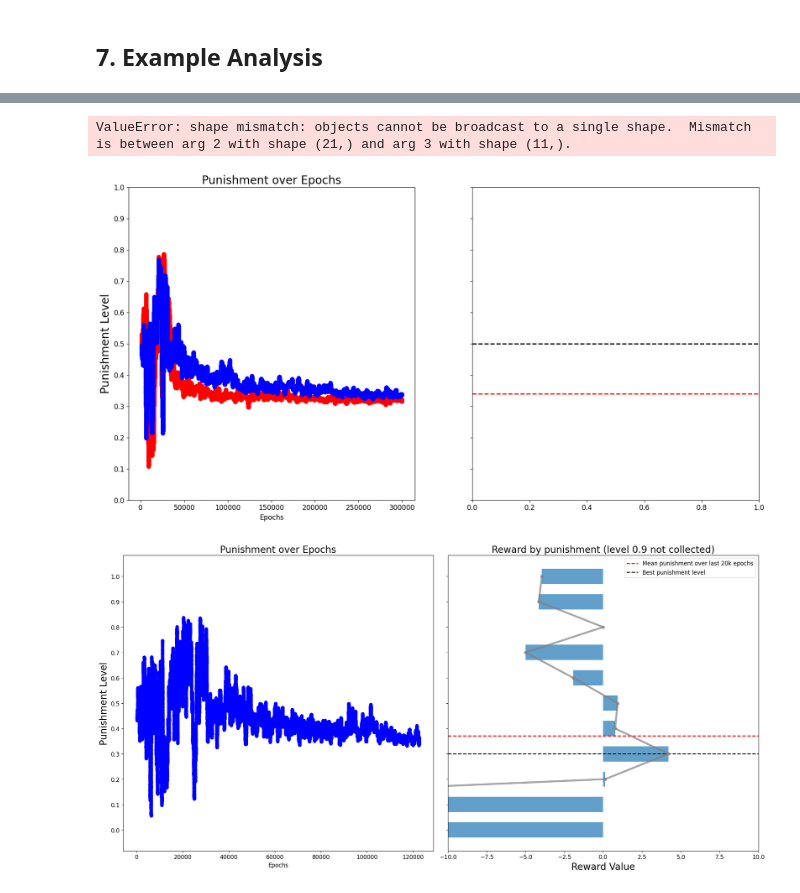
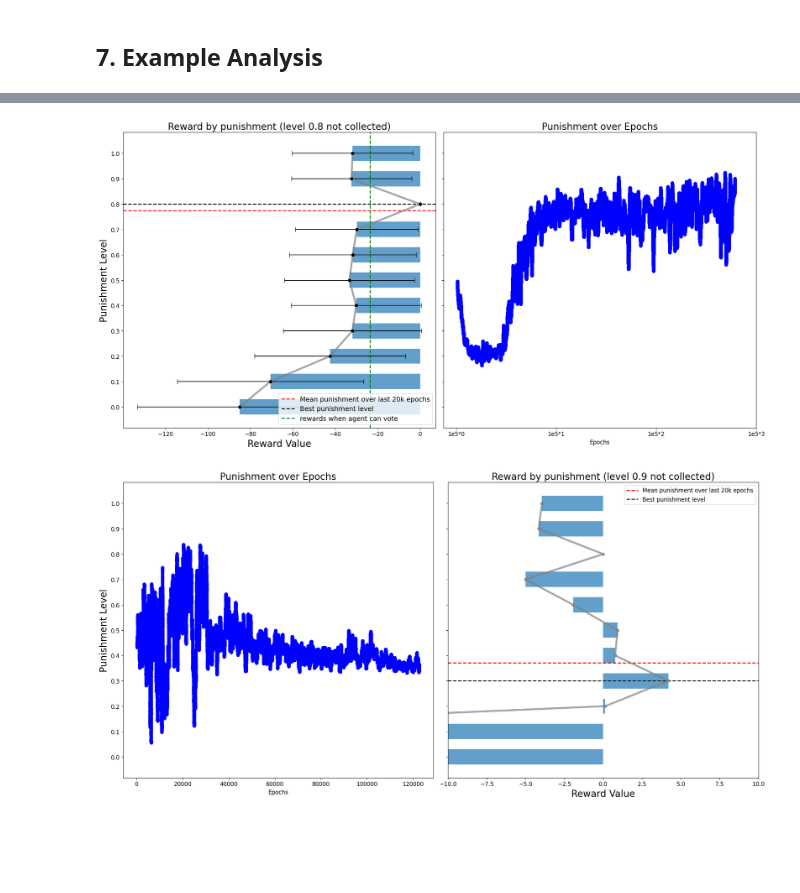
Before and after one commit to social-ai-uoft/sorrel, a Jupyter notebook: sorrel/examples/state_punishment/analysis/analysis.ipynb, the cells around one changed output, grey strips where cells are left out. Saved outputs shown, nothing was run; the diff lists cells and outputs as text; code cells hidden in the pictures; blank space fills up the shorter version.

```diff
--- a/sorrel/examples/state_punishment/analysis/analysis.ipynb
+++ b/sorrel/examples/state_punishment/analysis/analysis.ipynb
@@ -511,57 +550,69 @@ folders
 # plot 2 subplots: on the left, the average punishment over time, with x axis as time, y axis as average punishment; one the right, sharing the same y axis, with x axis being reward values (barh)
 
 import matplotlib.pyplot as plt
 
-folders = os.listdir('res')
+dir = 'res/runs_p48_a3_prob_extended/'
+folders = os.listdir(dir)
+
+voting_run = 'extended_random_exploration_probabilistic_collective_harm_state_punishment_respawn_0.005_vision_4_map_10_composite_views_False_multi_env_True__3agents_20250926-133706'
 
 # Example data
-punishment_levels = pd.read_csv('res/collective_harm_state_punishment_respawn_0.005_vision_4_map_10_composite_views_False_multi_env_True__3agents_20250924-001840/Global_average_punishment_level_data.csv')['Value']
+punishment_levels = pd.read_csv(f'{dir}/{voting_run}/Global_average_punishment_level_data.csv')['Value']
 punishment_levels = punishment_levels.rolling(window=1000).mean()
 epochs = list(range(len(punishment_levels)))
+# get the reward for the voting condition
+voting_reward = pd.read_csv(f'{dir}/{voting_run}/Mean_mean_individual_score_data.csv')['Value'][-2000:].mean()
+
+# get the reward for each fixed punishment level
 rewards = []
+# get the variance of the reward for each fixed punishment level
+rewards_std = []
 for i in range(11):
     i *= 0.1
     i = round(i, 1)
     has_f = False
     for idx, f in enumerate(folders):
-        if f'punish{i}' in f:
-            reward = pd.read_csv(f'res/{f}/Mean_mean_individual_score_data.csv')['Value'][-1000:].mean()
+        if f'punish{i}' in f and 'prob' in f:
+            reward = pd.read_csv(f'{dir}/{f}/Mean_mean_individual_score_data.csv')['Value'][-2000:].mean()
             rewards.append(reward)
+            rewards_std.append(pd.read_csv(f'{dir}/{f}/Mean_mean_individual_score_data.csv')['Value'][-2000:].std())
             has_f = True
     if not has_f:
         rewards.append(0)
+        rewards_std.append(0)
 
-punishment_levels2 = pd.read_csv('res/collective_harm_state_punishment_respawn_0.005_vision_4_map_10_composite_views_False_multi_env_True__2agents_20250923-143956/Global_average_punishment_level_data.csv')['Value']
-punishment_levels2 = punishment_levels2.rolling(window=1000).mean()
-epochs2 = list(range(len(punishment_levels2)))
 
 # Create subplots: 1 row, 2 columns, share y-axis
 fig, (ax1, ax2) = plt.subplots(1, 2, sharey=True, figsize=(20, 10))
-ax1.plot(epochs2, punishment_levels2, marker='o', color="red")
 # Left subplot: line plot (Epochs vs Punishment)
-ax1.plot(epochs, punishment_levels, marker='o', color="blue")
+ax2.plot(epochs, punishment_levels, marker='o', color="blue")
 ticks = np.arange(0, 1.1, 0.1)
-ax1.set_yticks(ticks)
-ax1.set_yticklabels([f"{tick:.1f}" for tick in ticks])
-ax1.set_xlabel("Epochs")
+# use 1e+x for the ticks
+ax2.set_xticks([1e5*i for i in range(4)], [f"1e5*{i}" for i in range(4)])
+ax2.set_yticks(ticks)
+ax2.set_yticklabels([f"{tick:.1f}" for tick in ticks])
+ax2.set_xlabel("Epochs")
+ax2.set_title("Punishment over Epochs", fontsize=20)
+
+ax1.axhline(np.mean(punishment_levels[-20000:]), color='red', linestyle='--', linewidth=2, label='Mean punishment over last 20k epochs')
+ax1.axhline(np.argmax(rewards)*0.1, color='black', linestyle='--', linewidth=2, label='Best punishment level')
+ax1.axvline(voting_reward, color='green', linestyle='--', linewidth=2, label='rewards when agent can vote')
+# Right subplot: bar plot (Reward vs Punishment)
+ax1.barh(ticks, rewards, alpha=0.7, height=0.06)
+# add error bars (should be horizontal) (+- rewards_std)
+ax1.errorbar(rewards, ticks, xerr=rewards_std, fmt='o', color='black', capsize=5)
+ax1.plot(rewards, ticks, alpha=0.7, linewidth=4, marker='o', color="grey")
+ax1.set_xlabel("Reward Value", fontsize=20)
+ax1.set_title("Reward by punishment (level 0.8 not collected)", fontsize=20)
+# ax1.set_xlim(-10, 10)
+ax1.legend(fontsize=14, loc='lower right')
 ax1.set_ylabel("Punishment Level", fontsize=20)
-ax1.set_title("Punishment over Epochs", fontsize=20)
 
-ax2.axhline(np.mean(punishment_levels[-20000:]), color='red', linestyle='--', linewidth=2, label='Mean punishment over last 20k epochs')
-ax2.axhline(np.argmax(rewards)*0.1, color='black', linestyle='--', linewidth=2, label='Best punishment level')
-# Right subplot: bar plot (Reward vs Punishment)
-ax2.barh(ticks, rewards, alpha=0.7, height=0.06)
-ax2.plot(rewards, ticks, alpha=0.7, linewidth=4, marker='o', color="grey")
-ax2.set_xlabel("Reward Value", fontsize=20)
-ax2.set_title("Reward by punishment (level 0.9 not collected)", fontsize=20)
-ax2.set_xlim(-10, 10)
-ax2.legend()
 # Adjust layout
 plt.tight_layout()
 plt.show()
 # %% [output]
-ValueError: shape mismatch: objects cannot be broadcast to a single shape.  Mismatch is between arg 2 with shape (21,) and arg 3 with shape (11,).
-[figure, old version]
+[figure, new version]
 # %%
 # plot 2 subplots: on the left, the average punishment over time, with x axis as time, y axis as average punishment; one the right, sharing the same y axis, with x axis being reward values (barh)
 
```
Also changed, not shown: parts of 9 cells of this notebook, 4 other files.
